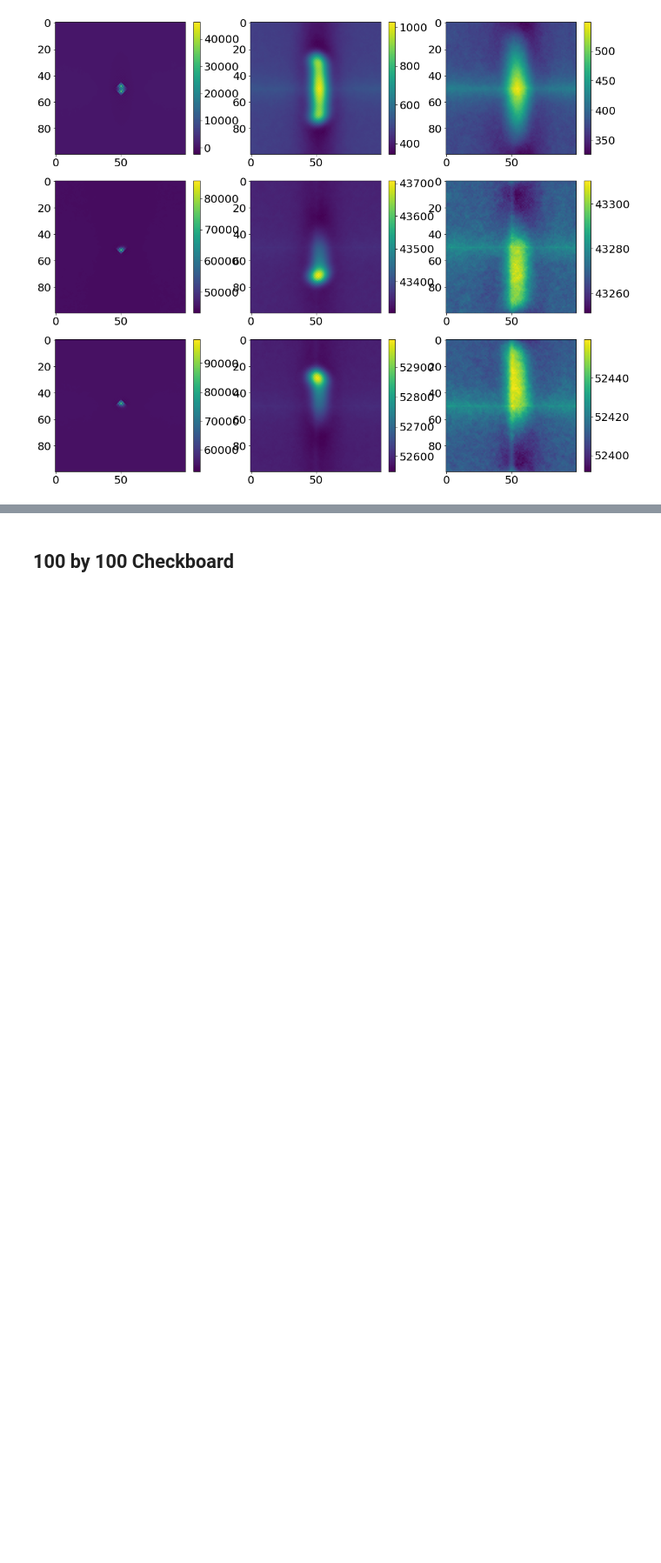
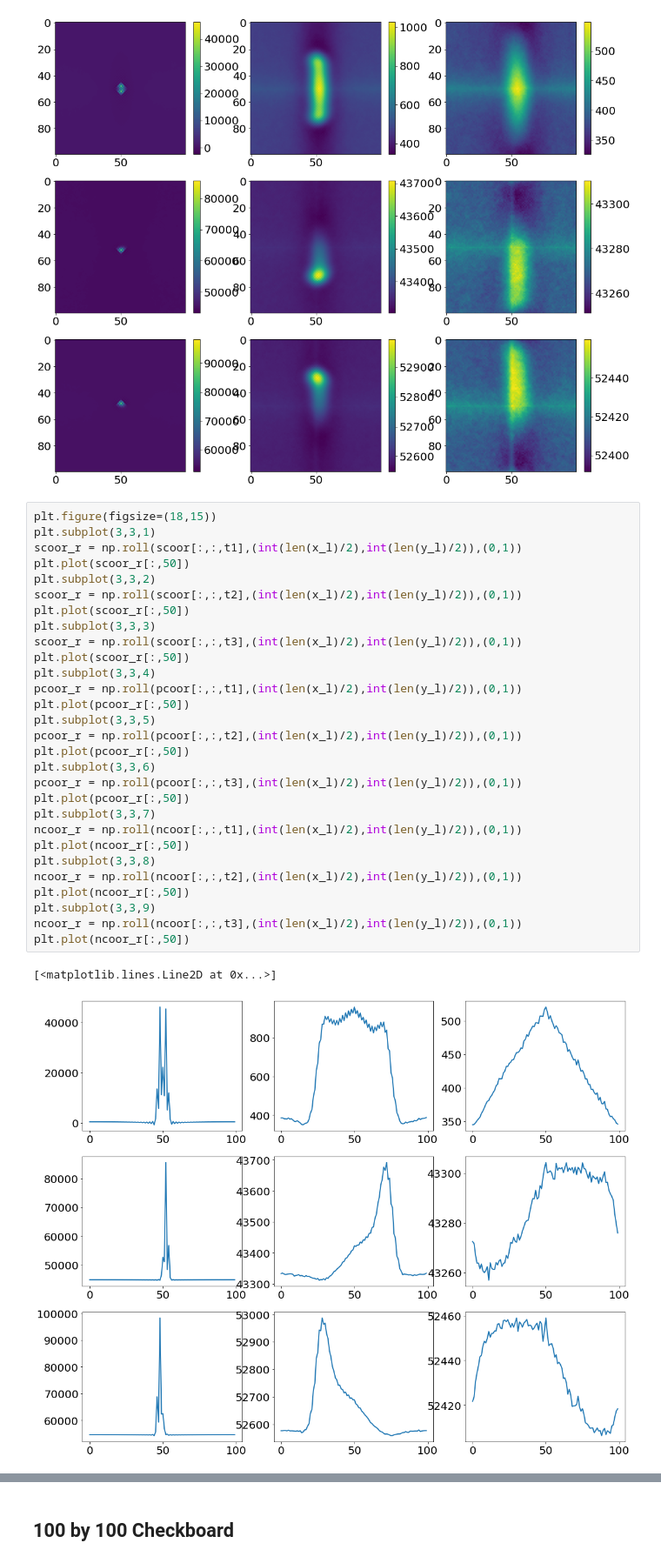
Before and after one commit to zsxqblz/SEP, a Jupyter notebook: visualization/visualization_240630.ipynb, the cells around one changed output, grey strips where cells are left out. Shown at 87% size. Drawn from its saved outputs; the diff is of its cells as text; blank space fills up the shorter version.

```diff
--- a/visualization/visualization_240630.ipynb
+++ b/visualization/visualization_240630.ipynb
@@ -540,6 +540,38 @@ plt.colorbar()
 # %% [output]
 <matplotlib.colorbar.Colorbar at 0x...>
 [figure]
+# %%
+plt.figure(figsize=(18,15))
+plt.subplot(3,3,1)
+scoor_r = np.roll(scoor[:,:,t1],(int(len(x_l)/2),int(len(y_l)/2)),(0,1))
+plt.plot(scoor_r[:,50])
+plt.subplot(3,3,2)
+scoor_r = np.roll(scoor[:,:,t2],(int(len(x_l)/2),int(len(y_l)/2)),(0,1))
+plt.plot(scoor_r[:,50])
+plt.subplot(3,3,3)
+scoor_r = np.roll(scoor[:,:,t3],(int(len(x_l)/2),int(len(y_l)/2)),(0,1))
+plt.plot(scoor_r[:,50])
+plt.subplot(3,3,4)
+pcoor_r = np.roll(pcoor[:,:,t1],(int(len(x_l)/2),int(len(y_l)/2)),(0,1))
+plt.plot(pcoor_r[:,50])
+plt.subplot(3,3,5)
+pcoor_r = np.roll(pcoor[:,:,t2],(int(len(x_l)/2),int(len(y_l)/2)),(0,1))
+plt.plot(pcoor_r[:,50])
+plt.subplot(3,3,6)
+pcoor_r = np.roll(pcoor[:,:,t3],(int(len(x_l)/2),int(len(y_l)/2)),(0,1))
+plt.plot(pcoor_r[:,50])
+plt.subplot(3,3,7)
+ncoor_r = np.roll(ncoor[:,:,t1],(int(len(x_l)/2),int(len(y_l)/2)),(0,1))
+plt.plot(ncoor_r[:,50])
+plt.subplot(3,3,8)
+ncoor_r = np.roll(ncoor[:,:,t2],(int(len(x_l)/2),int(len(y_l)/2)),(0,1))
+plt.plot(ncoor_r[:,50])
+plt.subplot(3,3,9)
+ncoor_r = np.roll(ncoor[:,:,t3],(int(len(x_l)/2),int(len(y_l)/2)),(0,1))
+plt.plot(ncoor_r[:,50])
+# %% [output]
+[<matplotlib.lines.Line2D at 0x...>]
+[figure, added]
 # %%
 def double_gaussian_2d(coor, x0, y0, x1, y1, sigma_x0, sigma_y0, sigma_x1, sigma_y1, amplitude0, amplitude1, offset):
     """2D Gaussian function."""
```
Also changed, not shown: parts of 1 cell of this notebook, 3 other files.
